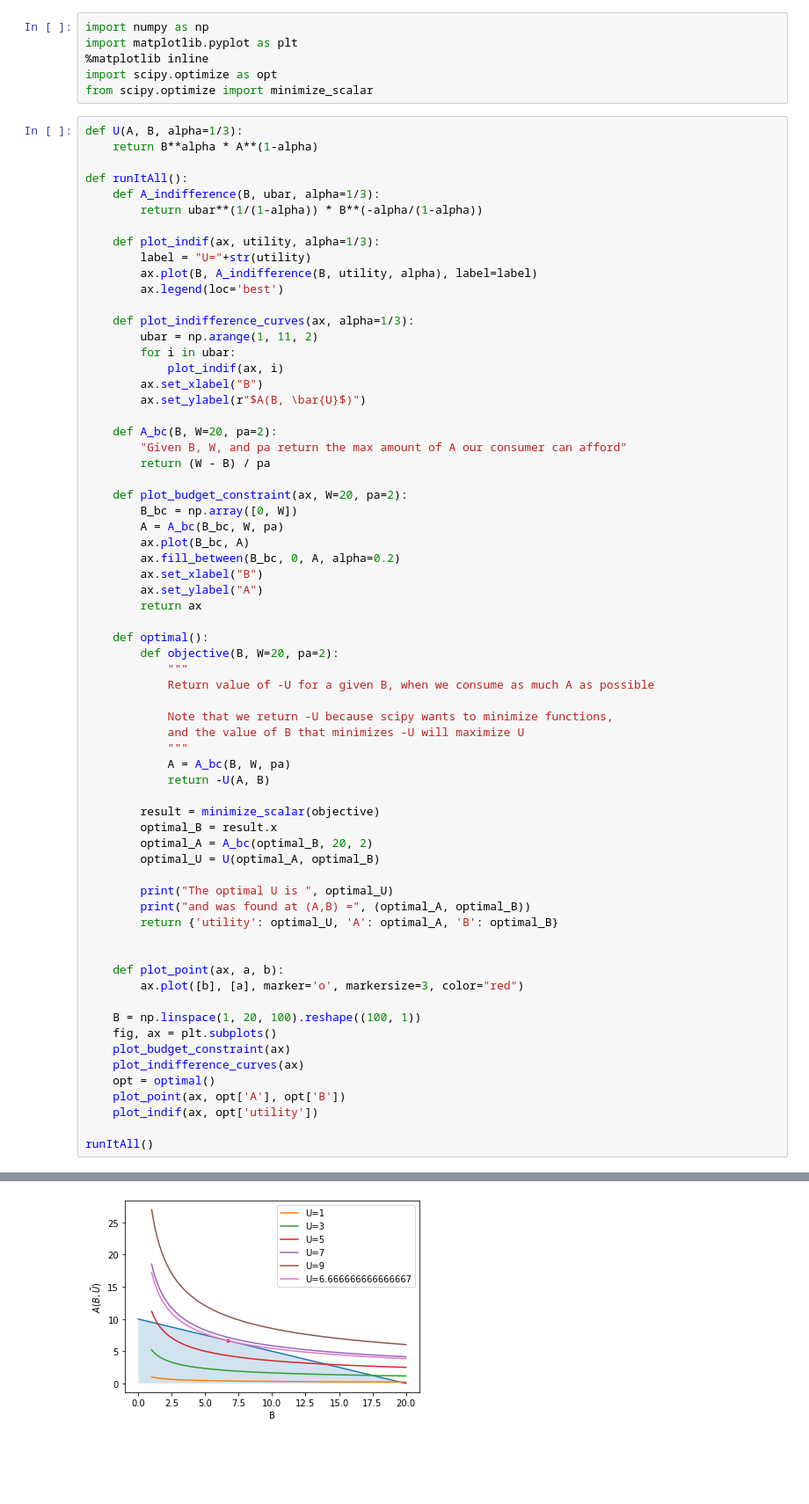
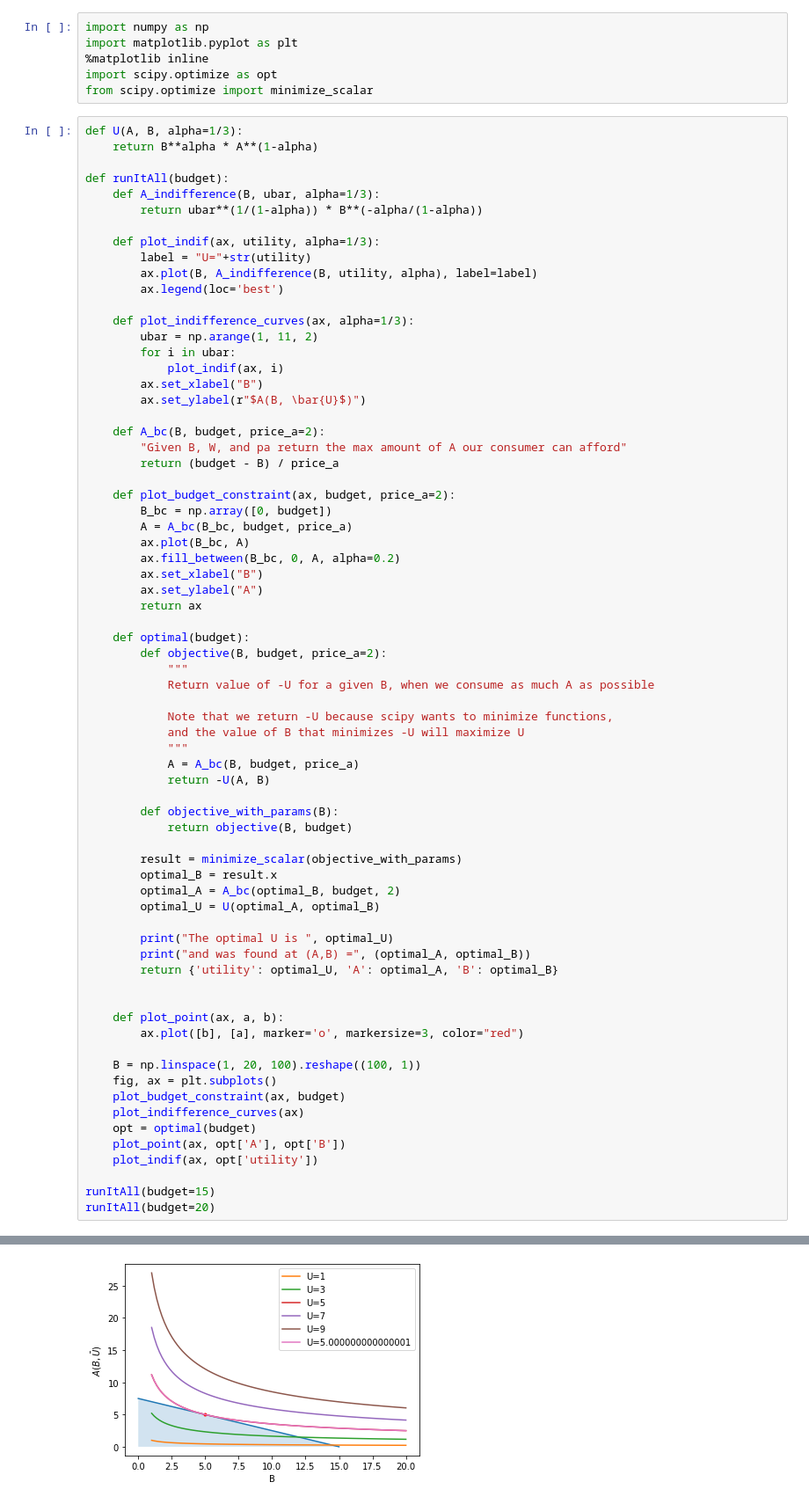
Before and after one commit to tjm165/economics, a Jupyter notebook: Optimization pt 2.ipynb, the cells around one changed output, grey strips where cells are left out. Shown: that part at 88% size. Drawn from its saved outputs; the diff is of its cells as text; blank space fills up the shorter version.

Commit message:
parameterize budget

```diff
--- a/Optimization pt 2.ipynb
+++ b/Optimization pt 2.ipynb
@@ -8,7 +8,7 @@ from scipy.optimize import minimize_scalar
 def U(A, B, alpha=1/3):
     return B**alpha * A**(1-alpha)
 
-def runItAll():
+def runItAll(budget):
     def A_indifference(B, ubar, alpha=1/3):
         return ubar**(1/(1-alpha)) * B**(-alpha/(1-alpha))
 
@@ -24,33 +24,36 @@ def runItAll():
         ax.set_xlabel("B")
         ax.set_ylabel(r"$A(B, \bar{U}$)")
 
-    def A_bc(B, W=20, pa=2):
+    def A_bc(B, budget, price_a=2):
         "Given B, W, and pa return the max amount of A our consumer can afford"
-        return (W - B) / pa
+        return (budget - B) / price_a
 
-    def plot_budget_constraint(ax, W=20, pa=2):
-        B_bc = np.array([0, W])
-        A = A_bc(B_bc, W, pa)
+    def plot_budget_constraint(ax, budget, price_a=2):
+        B_bc = np.array([0, budget])
+        A = A_bc(B_bc, budget, price_a)
         ax.plot(B_bc, A)
         ax.fill_between(B_bc, 0, A, alpha=0.2)
         ax.set_xlabel("B")
         ax.set_ylabel("A")
         return ax
 
-    def optimal():
-        def objective(B, W=20, pa=2):
+    def optimal(budget):
+        def objective(B, budget, price_a=2):
             """
             Return value of -U for a given B, when we consume as much A as possible
 
             Note that we return -U because scipy wants to minimize functions,
             and the value of B that minimizes -U will maximize U
             """
-            A = A_bc(B, W, pa)
+            A = A_bc(B, budget, price_a)
             return -U(A, B)
 
-        result = minimize_scalar(objective)
+        def objective_with_params(B):
+            return objective(B, budget)
+
+        result = minimize_scalar(objective_with_params)
         optimal_B = result.x
-        optimal_A = A_bc(optimal_B, 20, 2)
+        optimal_A = A_bc(optimal_B, budget, 2)
         optimal_U = U(optimal_A, optimal_B)
 
         print("The optimal U is ", optimal_U)
@@ -63,11 +66,12 @@ def runItAll():
 
     B = np.linspace(1, 20, 100).reshape((100, 1))
     fig, ax = plt.subplots()
-    plot_budget_constraint(ax)
+    plot_budget_constraint(ax, budget)
     plot_indifference_curves(ax)
-    opt = optimal()
+    opt = optimal(budget)
     plot_point(ax, opt['A'], opt['B'])
     plot_indif(ax, opt['utility'])
 
-runItAll()
+runItAll(budget=15)
+runItAll(budget=20)
 # %% [output]
@@ -74,3 +80,3 @@ runItAll()
 The optimal U is  6.666666666666667
 and was found at (A,B) = (6.666666630651958, 6.666666738696083)
-[figure, old version]
+[figure, new version]
```
Also changed, not shown: parts of 1 cell of this notebook.
